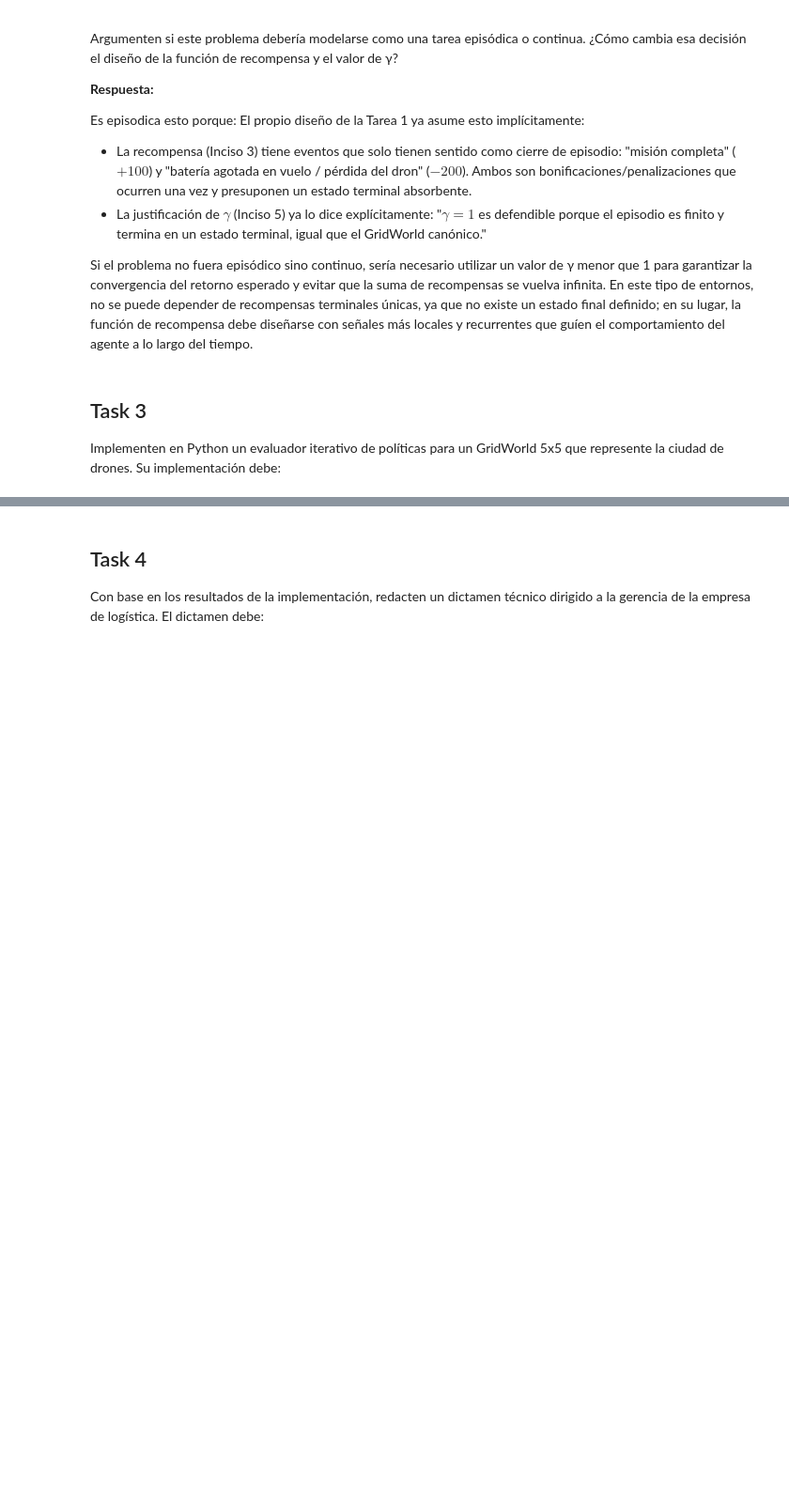
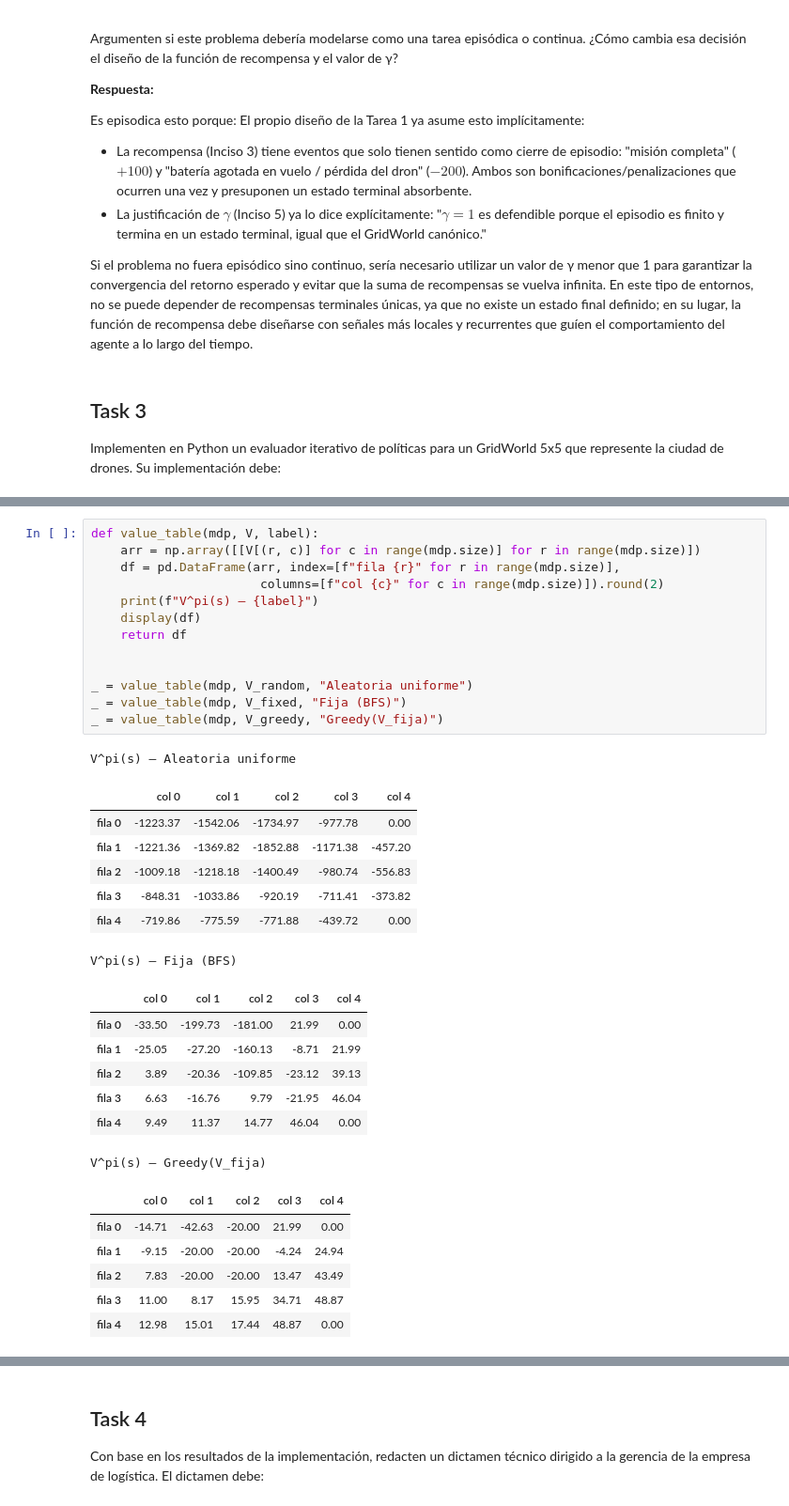
Before and after one commit to donmatthiuz/RL, a Jupyter notebook: Reporte.ipynb, the cells around one changed output, grey strips where cells are left out. Shown at 94% size. Cells and saved outputs as stored; diff of their text form; blank space fills up the shorter version.

```diff
--- a/Reporte.ipynb
+++ b/Reporte.ipynb
@@ -279,0 +547,35 @@ Producir para cada política evaluada: una tabla de valores (V^\pi(s)) para todo
+# %%
+def value_table(mdp, V, label):
+    arr = np.array([[V[(r, c)] for c in range(mdp.size)] for r in range(mdp.size)])
+    df = pd.DataFrame(arr, index=[f"fila {r}" for r in range(mdp.size)],
+                       columns=[f"col {c}" for c in range(mdp.size)]).round(2)
+    print(f"V^pi(s) — {label}")
+    display(df)
+    return df
+
+
+_ = value_table(mdp, V_random, "Aleatoria uniforme")
+_ = value_table(mdp, V_fixed, "Fija (BFS)")
+_ = value_table(mdp, V_greedy, "Greedy(V_fija)")
+# %% [output]
+V^pi(s) — Aleatoria uniforme
+|  | col 0 | col 1 | col 2 | col 3 | col 4 |
+| fila 0 | -1223.37 | -1542.06 | -1734.97 | -977.78 | 0.00 |
+| fila 1 | -1221.36 | -1369.82 | -1852.88 | -1171.38 | -457.20 |
+| fila 2 | -1009.18 | -1218.18 | -1400.49 | -980.74 | -556.83 |
+| fila 3 | -848.31 | -1033.86 | -920.19 | -711.41 | -373.82 |
+| fila 4 | -719.86 | -775.59 | -771.88 | -439.72 | 0.00 |
+V^pi(s) — Fija (BFS)
+|  | col 0 | col 1 | col 2 | col 3 | col 4 |
+| fila 0 | -33.50 | -199.73 | -181.00 | 21.99 | 0.00 |
+| fila 1 | -25.05 | -27.20 | -160.13 | -8.71 | 21.99 |
+| fila 2 | 3.89 | -20.36 | -109.85 | -23.12 | 39.13 |
+| fila 3 | 6.63 | -16.76 | 9.79 | -21.95 | 46.04 |
+| fila 4 | 9.49 | 11.37 | 14.77 | 46.04 | 0.00 |
+V^pi(s) — Greedy(V_fija)
+|  | col 0 | col 1 | col 2 | col 3 | col 4 |
+| fila 0 | -14.71 | -42.63 | -20.00 | 21.99 | 0.00 |
+| fila 1 | -9.15 | -20.00 | -20.00 | -4.24 | 24.94 |
+| fila 2 | 7.83 | -20.00 | -20.00 | 13.47 | 43.49 |
+| fila 3 | 11.00 | 8.17 | 15.95 | 34.71 | 48.87 |
+| fila 4 | 12.98 | 15.01 | 17.44 | 48.87 | 0.00 |
```
Also changed, not shown: parts of 8 cells of this notebook.
